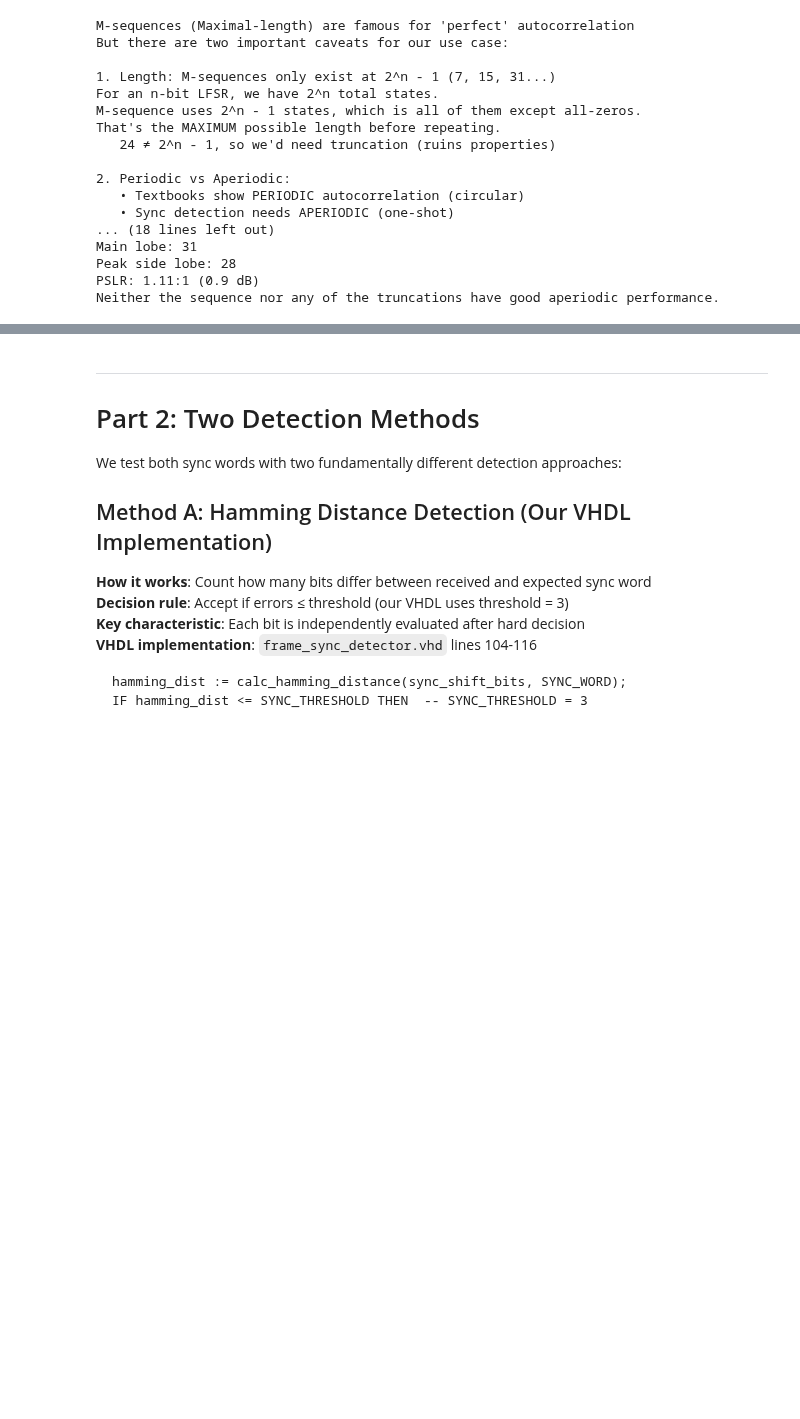
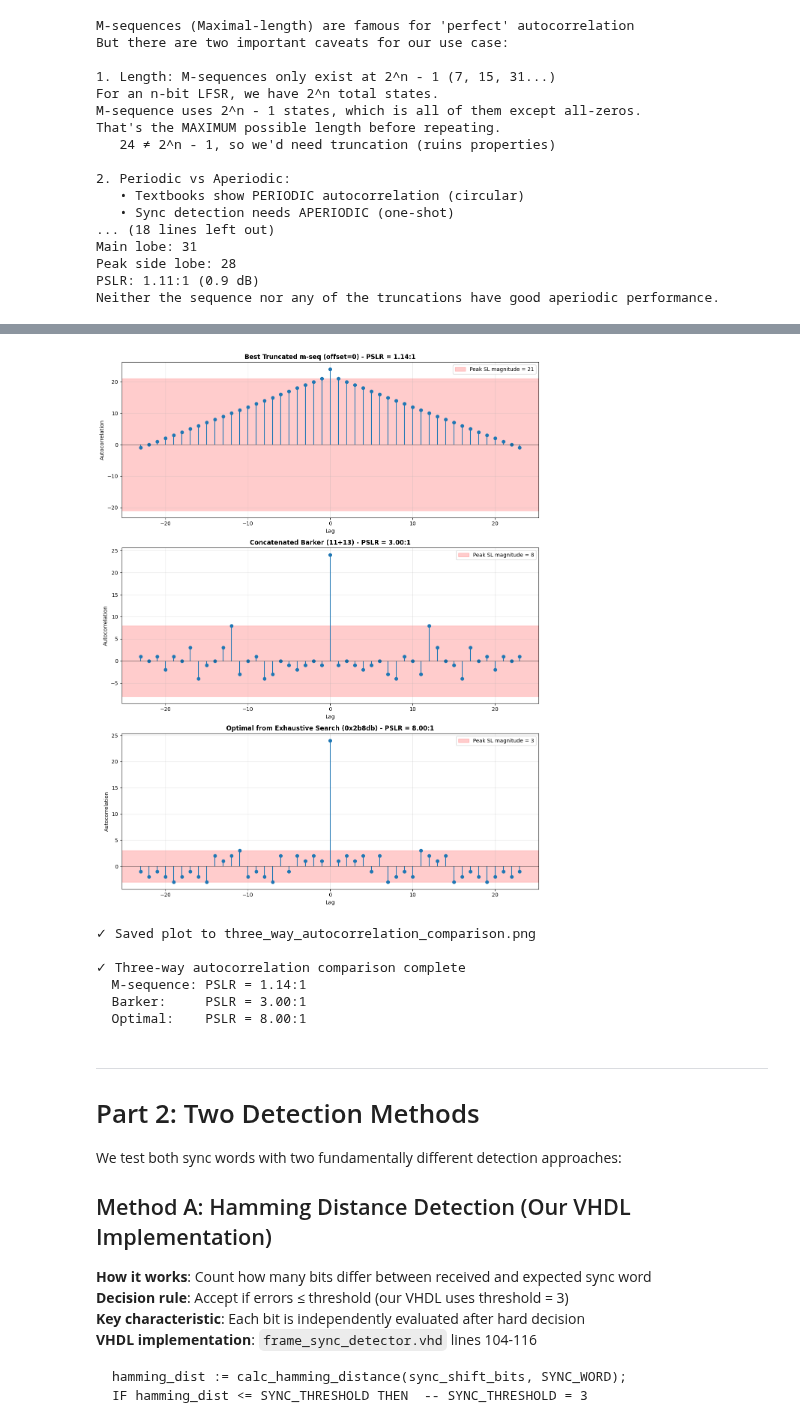
Before and after one commit to OpenResearchInstitute/interlocutor, a Jupyter notebook: OPV_sync_word_study.ipynb, the cells around one changed output, grey strips where cells are left out. Saved outputs shown, nothing was run; the diff lists cells and outputs as text; code cells hidden in the pictures; blank space fills up the shorter version.

Commit message:
fixed optimal choice

```diff
--- a/OPV_sync_word_study.ipynb
+++ b/OPV_sync_word_study.ipynb
@@ -530,3 +493,80 @@ print(f"  Optimal:    PSLR = {optimal_pslr:.2f}:1")
+# %%
+# === Part 8: Visualize autocorrelation functions ===
+fig, axes = plt.subplots(3, 1, figsize=(12, 15))
+
+# 1. Best truncated m-sequence
+best_offset = results_sorted[0][0]
+best_truncated = mseq_31[best_offset:best_offset+24]
+autocorr_best = compute_autocorrelation(best_truncated)
+lags_best = np.arange(len(autocorr_best)) - (len(autocorr_best) // 2)
+pslr_best, pslr_db_best, psl_best, _ = compute_pslr(best_truncated)
+
+axes[0].stem(lags_best, autocorr_best, basefmt=' ')
+axes[0].axhspan(-psl_best, psl_best, alpha=0.2, color='red',
+                label=f'Peak SL magnitude = {psl_best:.0f}')
+axes[0].axhline(y=0, color='black', linestyle='-', linewidth=0.5)
+axes[0].set_title(f'Best Truncated m-seq (offset={best_offset}) - PSLR = {pslr_best:.2f}:1',
+                  fontsize=12, fontweight='bold')
+axes[0].set_xlabel('Lag')
+axes[0].set_ylabel('Autocorrelation')
+axes[0].legend()
+axes[0].grid(True, alpha=0.3)
+
+# 2. Concatenated Barker
+autocorr_barker = compute_autocorrelation(concat_barker)
+lags_barker = np.arange(len(autocorr_barker)) - (len(autocorr_barker) // 2)
+pslr_barker, pslr_db_barker, psl_barker, _ = compute_pslr(concat_barker)
+
+axes[1].stem(lags_barker, autocorr_barker, basefmt=' ')
+axes[1].axhspan(-psl_barker, psl_barker, alpha=0.2, color='red',
+                label=f'Peak SL magnitude = {psl_barker:.0f}')
+axes[1].axhline(y=0, color='black', linestyle='-', linewidth=0.5)
+axes[1].set_title(f'Concatenated Barker (11+13) - PSLR = {pslr_barker:.2f}:1',
+                  fontsize=12, fontweight='bold')
+axes[1].set_xlabel('Lag')
+axes[1].set_ylabel('Autocorrelation')
+axes[1].legend()
+axes[1].grid(True, alpha=0.3)
+
+# 3. Optimal sequence (chosen: 0x2B8DB)
+optimal_seq = optimal_bipolar
+optimal_pslr, optimal_pslr_db, optimal_psl, optimal_ml = compute_pslr(optimal_seq)
+
+# Get hex representation
+optimal_bin = ((optimal_seq + 1) // 2).astype(int)
+optimal_hex = hex(int(''.join(map(str, optimal_bin)), 2))
+
+autocorr_optimal = compute_autocorrelation(optimal_seq)
+lags_optimal = np.arange(len(autocorr_optimal)) - (len(autocorr_optimal) // 2)
+
+axes[2].stem(lags_optimal, autocorr_optimal, basefmt=' ')
+axes[2].axhspan(-optimal_psl, optimal_psl, alpha=0.2, color='red',
+                label=f'Peak SL magnitude = {int(optimal_psl)}')
+axes[2].axhline(y=0, color='black', linestyle='-', linewidth=0.5)
+axes[2].set_title(f'Optimal from Exhaustive Search ({optimal_hex}) - PSLR = {optimal_pslr:.2f}:1',
+                  fontsize=12, fontweight='bold')
+axes[2].set_xlabel('Lag')
+axes[2].set_ylabel('Autocorrelation')
+axes[2].legend()
+axes[2].grid(True, alpha=0.3)
+
+plt.tight_layout()
+plt.savefig('three_way_autocorrelation_comparison.png', dpi=150, bbox_inches='tight')
+plt.show()
+print(f'✓ Saved plot to three_way_autocorrelation_comparison.png')
+
+print(f"\n✓ Three-way autocorrelation comparison complete")
+print(f"  M-sequence: PSLR = {pslr_best:.2f}:1")
+print(f"  Barker:     PSLR = {pslr_barker:.2f}:1")
+print(f"  Optimal:    PSLR = {optimal_pslr:.2f}:1")
+# %% [output]
+[figure, added]
+✓ Saved plot to three_way_autocorrelation_comparison.png
+
+✓ Three-way autocorrelation comparison complete
+  M-sequence: PSLR = 1.14:1
+  Barker:     PSLR = 3.00:1
+  Optimal:    PSLR = 8.00:1
 # %% [markdown]
 ---
 # Part 2: Two Detection Methods
```
Also changed, not shown: parts of 20 cells of this notebook.
